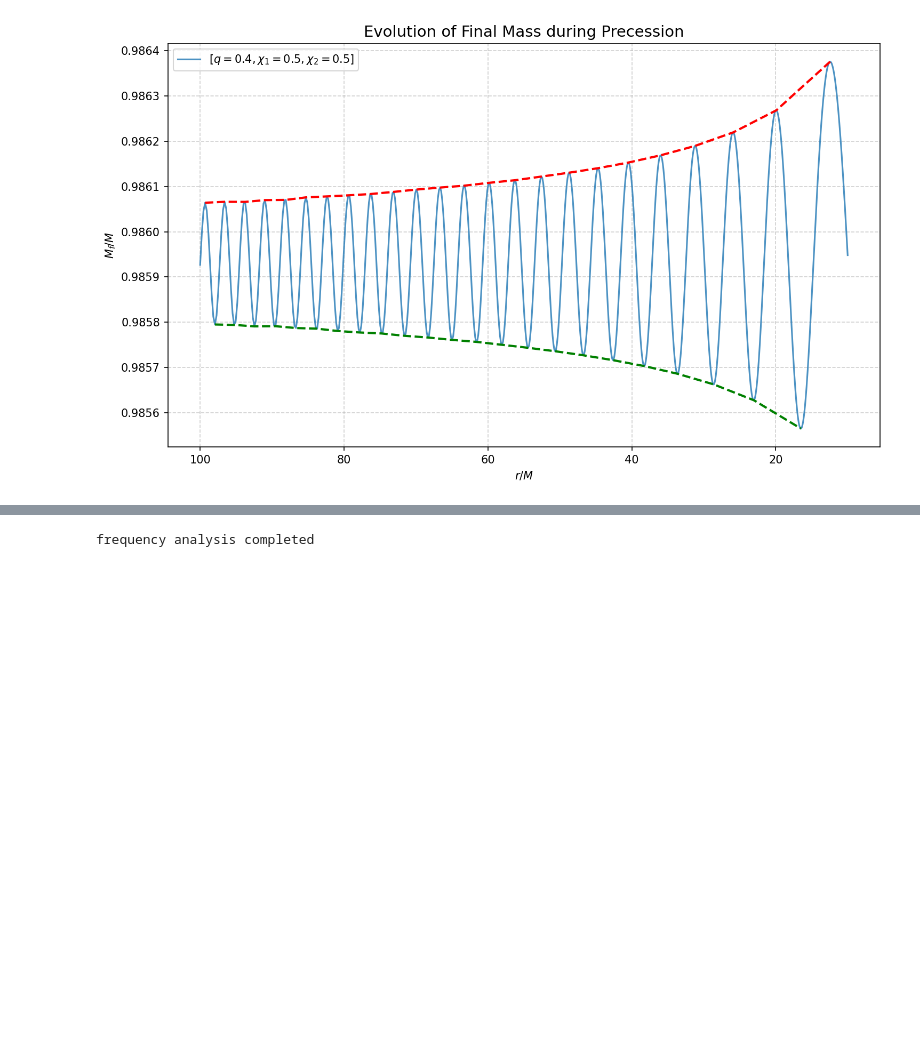
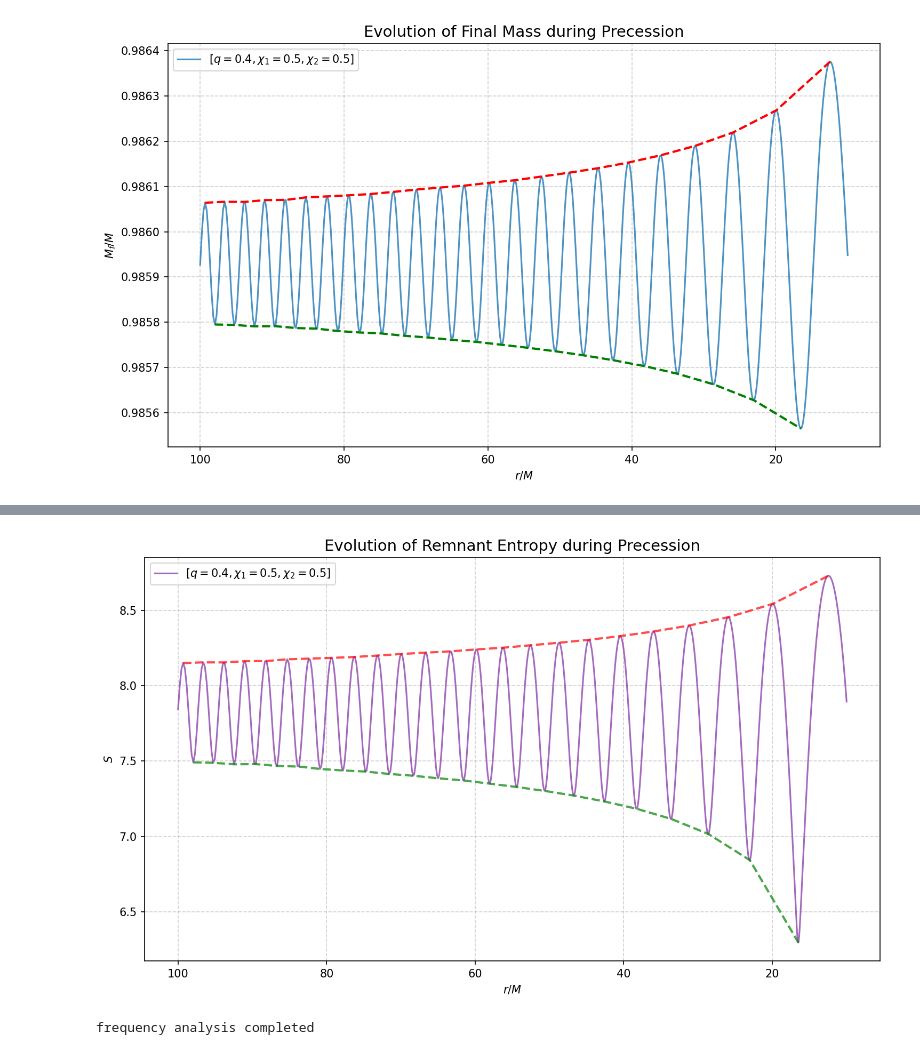
Before and after one commit to giacomobrugali/Entropy-conjecture, a Jupyter notebook: Entropy-conjecture/Remnant_Parameters/final_mass_HL.ipynb, the cells around one changed output, grey strips where cells are left out. Saved outputs shown, nothing was run; the diff lists cells and outputs as text; code cells hidden in the pictures; blank space fills up the shorter version.

```diff
--- a/Entropy-conjecture/Remnant_Parameters/final_mass_HL.ipynb
+++ b/Entropy-conjecture/Remnant_Parameters/final_mass_HL.ipynb
@@ -87,3 +112,9 @@ def healy_final_mass(q, chi1_parallel, chi2_parallel, M_tot=1.0):
+# %%
+def calculate_remnant_entropy(Mf, af):
+
+    area = 8 * np.pi * (Mf**2) * (1 + np.sqrt(1 - af**2))
+    entropy = area / 4
+    return entropy
 # %%
 # example using a simulation from bbh_simulation_archive
 
@@ -135,3 +202,36 @@ plt.show()
+# %%
+# graph of entropy evolution
+
+mass_ratio = data['q']
+chi1_mag = data['chi1_mag']
+chi2_mag = data['chi2_mag']
+
+Entropy_array = calculate_remnant_entropy(Mf_array, af_array)
+
+plt.figure(figsize=(10, 6), dpi=150)
+params_label = f'[$q={mass_ratio}, \\chi_1={chi1_mag}, \\chi_2={chi2_mag}$]'
+
+plt.plot(separation_array, Entropy_array, color='#8e44ad', linewidth=1.5, alpha=0.8, label=params_label)
+
+upper_peaks_s, _ = find_peaks(Entropy_array, distance=5)
+lower_peaks_s, _ = find_peaks(-Entropy_array, distance=5)
+
+if len(upper_peaks_s) > 0 and len(lower_peaks_s) > 0:
+    plt.plot(separation_array[upper_peaks_s], Entropy_array[upper_peaks_s], color='red',
+             linestyle='--', linewidth=2, alpha=0.7)
+    plt.plot(separation_array[lower_peaks_s], Entropy_array[lower_peaks_s], color='green',
+             linestyle='--', linewidth=2, alpha=0.7)
+
+plt.title('Evolution of Remnant Entropy during Precession', fontsize=14)
+plt.xlabel(r'$r/M$', fontsize=10)
+plt.ylabel(r'$S$', fontsize=10)
+plt.gca().invert_xaxis()
+plt.grid(True, which='both', linestyle='--', alpha=0.6)
+plt.tight_layout()
+plt.legend()
+plt.show()
+# %% [output]
+[figure, added]
 # %%
 # analysis of Precession Frequency using FFT
 
```
Also changed, not shown: parts of 3 cells of this notebook.
